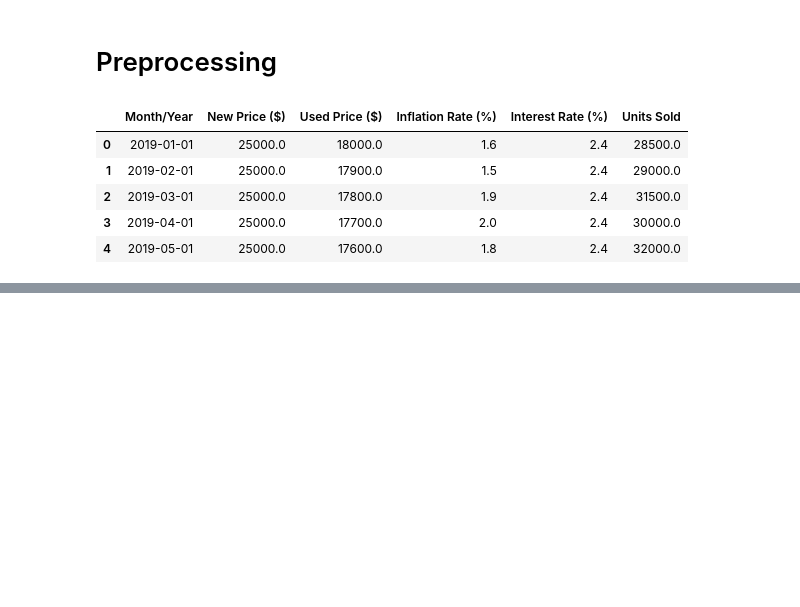
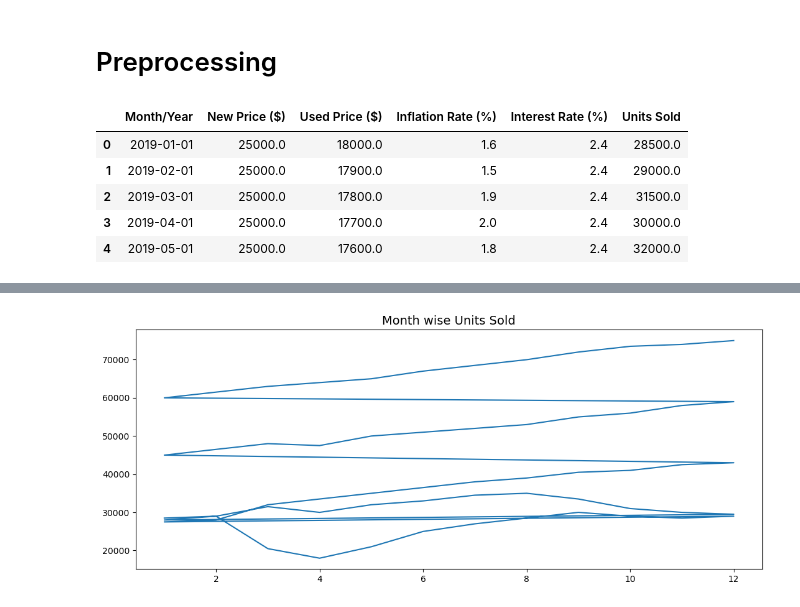
Before and after one commit to ikanhaiya/Python-for-DS-ML, a Jupyter notebook: Analysis and visulization/auto-prices-and-economic-trends-20192023/Automobile_prices.ipynb, the cells around one changed output, grey strips where cells are left out. Cells and saved outputs as stored; diff of their text form; code cells hidden in the pictures; blank space fills up the shorter version.

```diff
--- a/Analysis and visulization/auto-prices-and-economic-trends-20192023/Automobile_prices.ipynb
+++ b/Analysis and visulization/auto-prices-and-economic-trends-20192023/Automobile_prices.ipynb
@@ -65,0 +150,7 @@ data.head()
+# %%
+plt.figure(figsize=(13,5))
+plt.title('Month wise Units Sold', fontsize=14)
+plt.plot(data['Month'], data['Units Sold'])
+plt.show()
+# %% [output]
+[figure, added]
```
Also changed, not shown: parts of 26 cells of this notebook, 1 other file.
